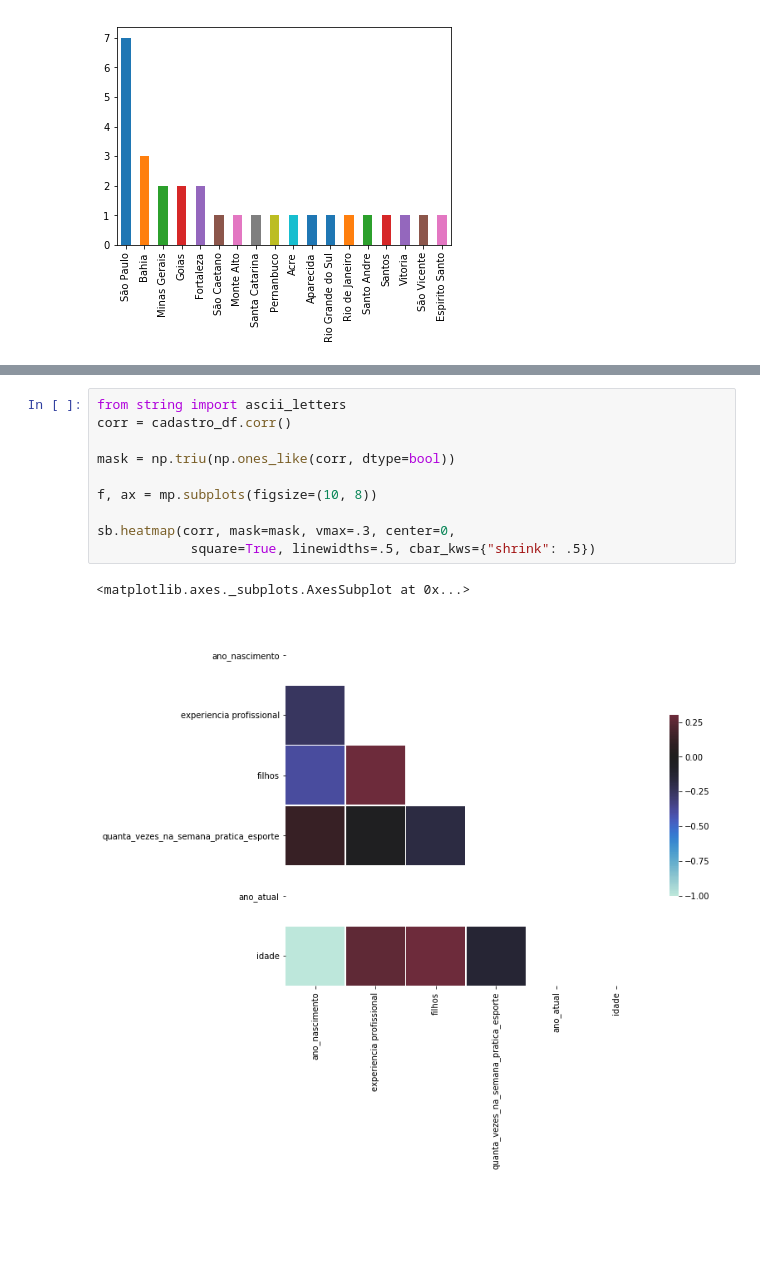
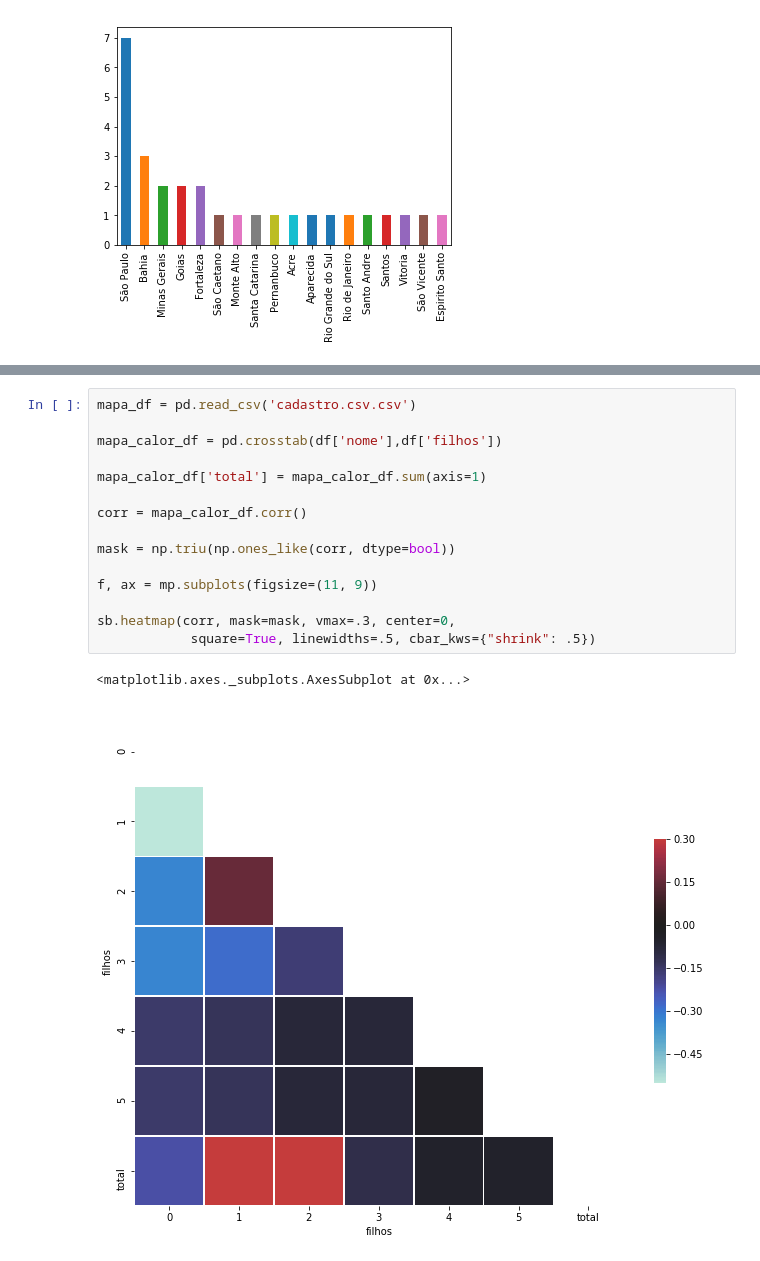
Before and after one commit to LeonardoEdnei/Exercicio_final, a Jupyter notebook: Exercicio final correto.ipynb, the cells around one changed output, grey strips where cells are left out. Saved outputs shown, nothing was run; the diff lists cells and outputs as text; blank space fills up the shorter version.

```diff
--- a/Exercicio final correto.ipynb
+++ b/Exercicio final correto.ipynb
@@ -209,15 +211,20 @@ cadastro_df.corr()
 | ano_atual | NaN | NaN | NaN | NaN | NaN | NaN |
 | idade | -1.000000 | 0.257518 | 0.389758 | -0.129391 | NaN | 1.000000 |
 # %%
-from string import ascii_letters
-corr = cadastro_df.corr()
+mapa_df = pd.read_csv('cadastro.csv.csv')
+
+mapa_calor_df = pd.crosstab(df['nome'],df['filhos'])
+
+mapa_calor_df['total'] = mapa_calor_df.sum(axis=1)
+
+corr = mapa_calor_df.corr()
 
 mask = np.triu(np.ones_like(corr, dtype=bool))
 
-f, ax = mp.subplots(figsize=(10, 8))
+f, ax = mp.subplots(figsize=(11, 9))
 
 sb.heatmap(corr, mask=mask, vmax=.3, center=0,
             square=True, linewidths=.5, cbar_kws={"shrink": .5})
 # %% [output]
 <matplotlib.axes._subplots.AxesSubplot at 0x...>
-[figure, old version]
+[figure, new version]
```
Also changed, not shown: parts of 1 cell of this notebook.
